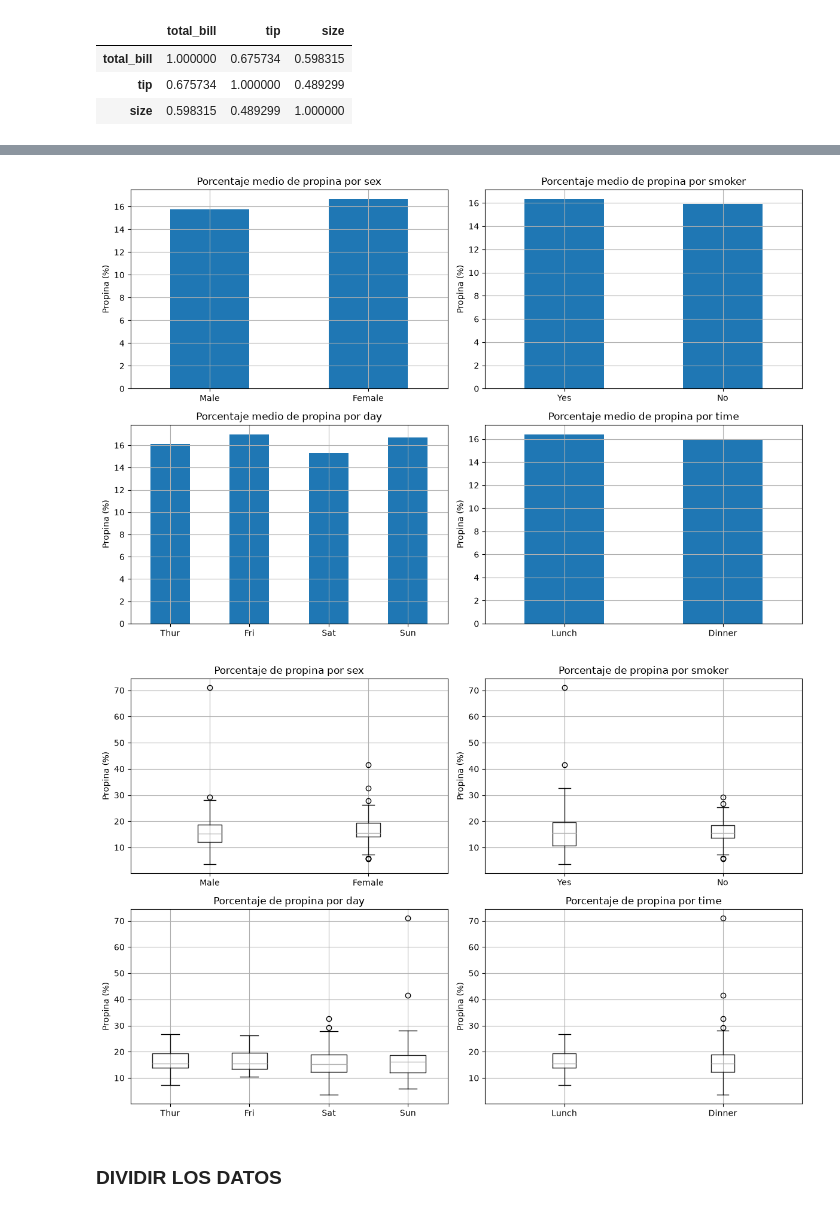
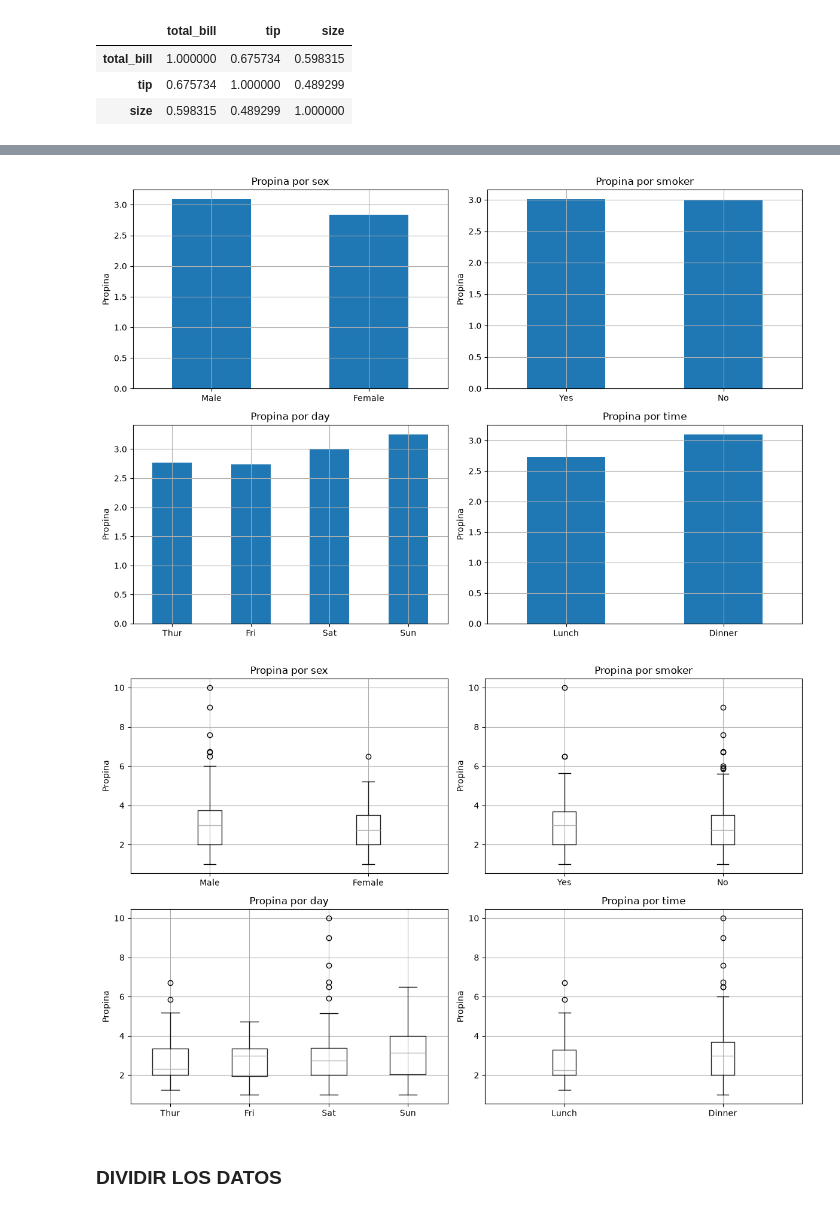
Before and after one commit to Raumeco/IABD-SAPA-Aprendizaje_supervisado, a Jupyter notebook: 2_5Ejercicios.ipynb, the cells around one changed output, grey strips where cells are left out. Drawn from its saved outputs; the diff is of its cells as text; code cells hidden in the pictures.

```diff
--- a/2_5Ejercicios.ipynb
+++ b/2_5Ejercicios.ipynb
@@ -137,42 +130,40 @@ df_tips.plot(kind="scatter", x="total_bill", y="tip", grid=True, alpha=0.8)
 # %%
-# Ahora queremos ver la relacion entre el porcentaje de propina que dejan los clientes respecto a las variables categoricas, para poder ver su correlacion
+# Ahora quiero ver la relación entre la propina que dejan los clientes respecto a las variables categóricas, para poder ver su correlacion
 
 fig, axes = plt.subplots(2, 2, figsize=(12, 8))
 
-df_tips["tip_pct"] = df_tips["tip"] / df_tips["total_bill"] * 100
-
 for ax, columna in zip(axes.flat, cat_cols):
-    df_tips.groupby(columna)["tip_pct"].mean().plot(
+    df_tips.groupby(columna)["tip"].mean().plot(
         kind="bar",
         ax=ax,
-        title=f"Porcentaje medio de propina por {columna}",
+        title=f"Propina por {columna}",
         grid=True
     )
-    ax.set_ylabel("Propina (%)")
+    ax.set_ylabel("Propina")
     ax.set_xlabel("")
     ax.tick_params(axis="x", rotation=0)
 
 plt.tight_layout()
 plt.show()
 # %% [output]
-[figure, old version]
+[figure, new version]
 # %%
 fig, axes = plt.subplots(2, 2, figsize=(12, 8))
 
 for ax, columna in zip(axes.flat, cat_cols):
     df_tips.boxplot(
-        column="tip_pct",
+        column="tip",
         by=columna,
         ax=ax,
         grid=True
     )
 
-    ax.set_title(f"Porcentaje de propina por {columna}")
+    ax.set_title(f"Propina por {columna}")
     ax.set_xlabel("")
-    ax.set_ylabel("Propina (%)")
+    ax.set_ylabel("Propina")
 
 plt.suptitle("")
 plt.tight_layout()
 plt.show()
 # %% [output]
-[figure, old version]
+[figure, new version]
```
Also changed, not shown: parts of 5 cells of this notebook, 4 other files.
